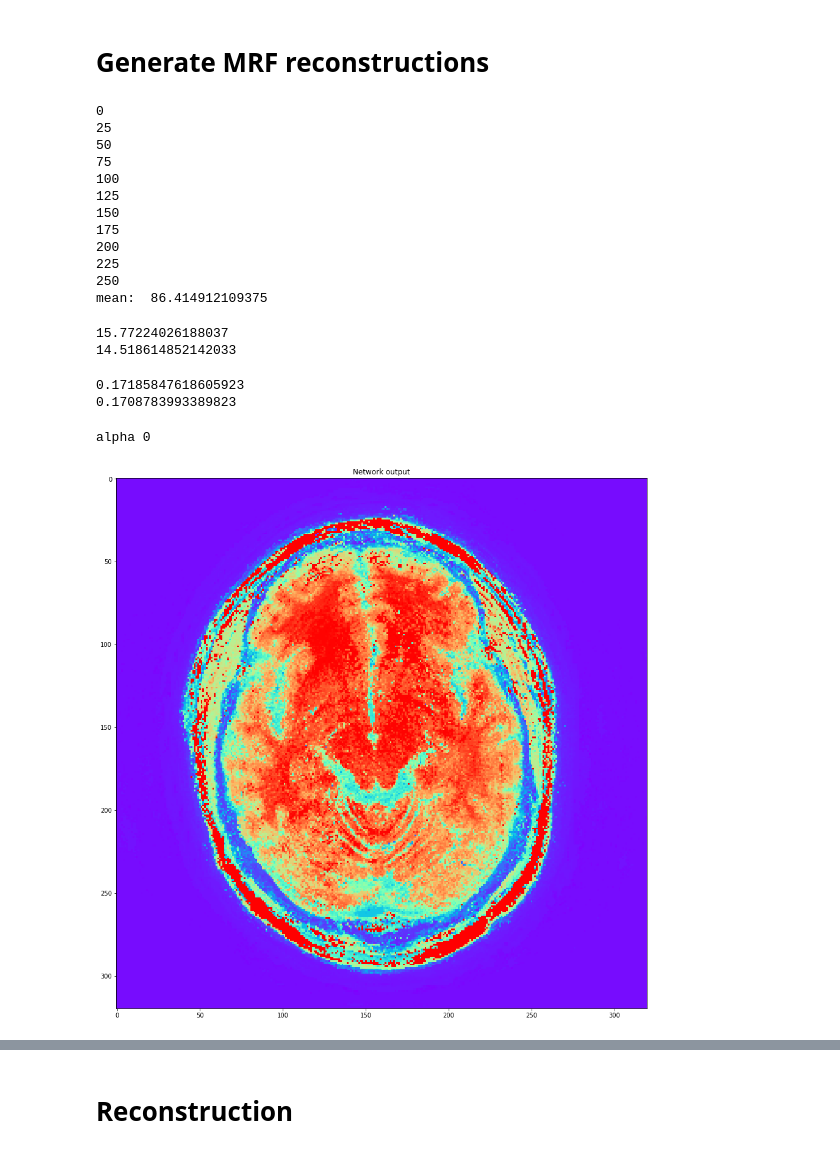
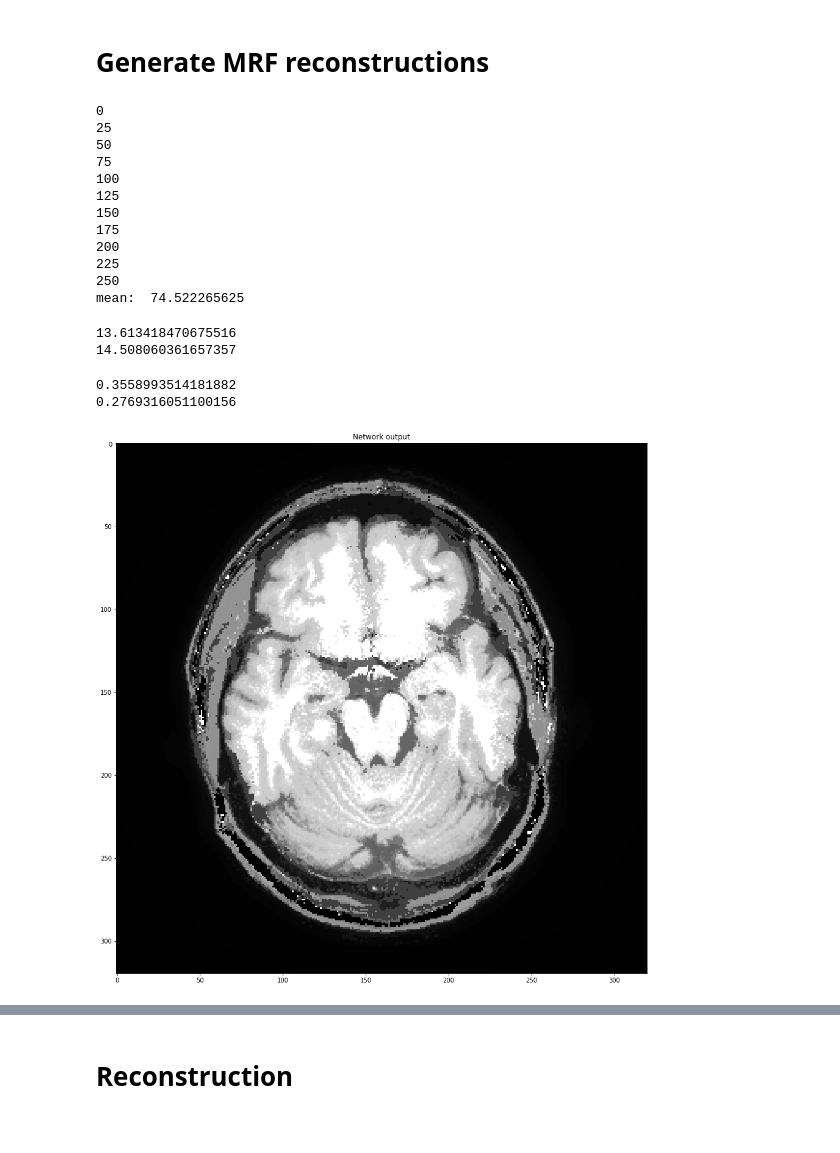
Before and after one commit to Ilya-Muromets/AutoMRF, a Jupyter notebook: ImageClassGen.ipynb, the cells around one changed output, grey strips where cells are left out. Saved outputs shown, nothing was run; the diff lists cells and outputs as text; code cells hidden in the pictures.

```diff
--- a/ImageClassGen.ipynb
+++ b/ImageClassGen.ipynb
@@ -27,11 +27,11 @@ def psnr(img1, img2):
 def rescale(arr, scale=255):
     arr[arr<0] = 0
     arr = arr - arr.min()
-    arr = arr/arr.max()*scale
+    arr = arr/np.percentile(arr,95)*scale
     return arr.astype(np.float32)
 
 def T1fromMRF(MRF, regressor, model):
-    device = torch.device("cuda:0")
+    device = torch.device("cpu")
 
     regressor.to(device)
     regressor.load_state_dict(torch.load(model))
@@ -62,9 +62,9 @@ def T1fromMRF(MRF, regressor, model):
 # Generate MRF reconstructions
 # %%
 regressor = InceptionV4(num_classes=256)
-model = "models/batch1024class256epoch10alpha0.75"
-MRF = np.load("/mikQNAP/augmented_data/MRF_test/MRF_norm_volunteer12_2.npy")
-T1_test = np.load("/mikQNAP/augmented_data/T1w_test/T1_norm_volunteer12_2.npy")[0]
+model = "models/model23-17:50:47"
+MRF = np.load("/mikQNAP/augmented_data/MRF_test/MRF_norm_volunteer12_1.npy")
+T1_test = np.load("data/T1w_test/T1_norm_volunteer12_1.npy")[0]
 T1_recon = T1fromMRF(MRF, regressor, model)
 # %% [output]
 0
@@ -78,6 +78,6 @@ T1_recon = T1fromMRF(MRF, regressor, model)
 200
 225
 250
-mean:  86.414912109375
+mean:  74.522265625
 # %%
 test_arr_complex = MRF[0:500] + 1j* MRF[500:1000]
@@ -92,23 +88,20 @@ T1_test = rescale(T1_test)
 MRF_avg = rescale(np.abs(np.mean(test_arr_complex, 0)))
 # %%
 print(psnr(T1_recon, T1_test))
-print(psnr(MRF_avg*3.2, T1_test))
+print(psnr(MRF_avg, T1_test))
 # %% [output]
-15.77224026188037
-14.518614852142033
+13.613418470675516
+14.508060361657357
 # %%
 print(ssim(T1_recon, T1_test))
-print(ssim(MRF_avg*3.2, T1_test))
+print(ssim(MRF_avg, T1_test))
 # %% [output]
-0.17185847618605923
-0.1708783993389823
+0.3558993514181882
+0.2769316051100156
 # %%
-fig = plt.figure(figsize=(16,16))
-print("alpha 0")
-# plt.subplot(2, 2, 1)
+plt.figure(figsize=(16,16))
 plt.title("Network output")
-plt.imshow(T1_recon, cmap="rainbow",vmin=0,vmax=255)
-plt.savefig("brainalpha0.75.png")
+plt.imshow(T1_recon, cmap="gray",vmin=0,vmax=255)
+plt.savefig("alpha0.0.png")
 # %% [output]
-alpha 0
-[figure, old version]
+[figure, new version]
```
Also changed, not shown: parts of 17 cells of this notebook, 8 other files.
